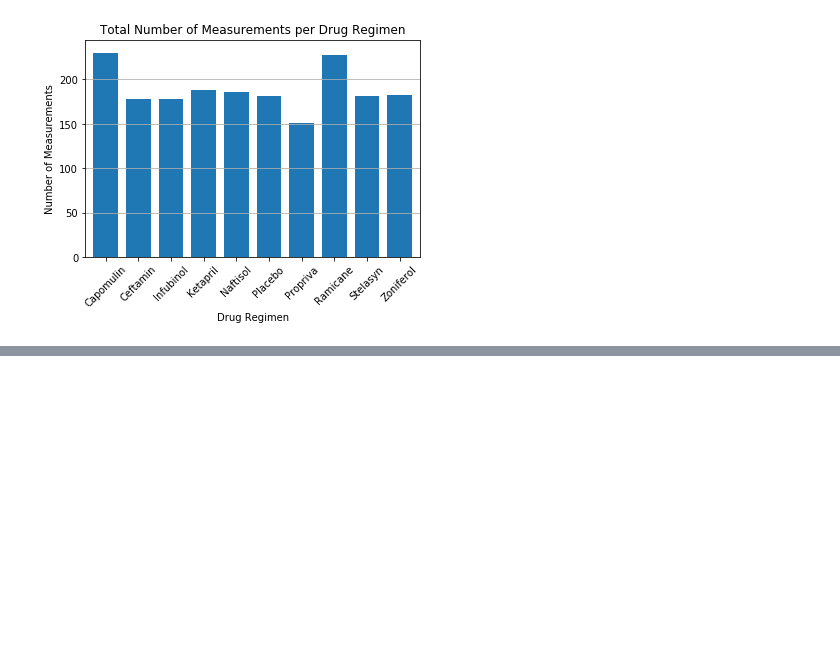
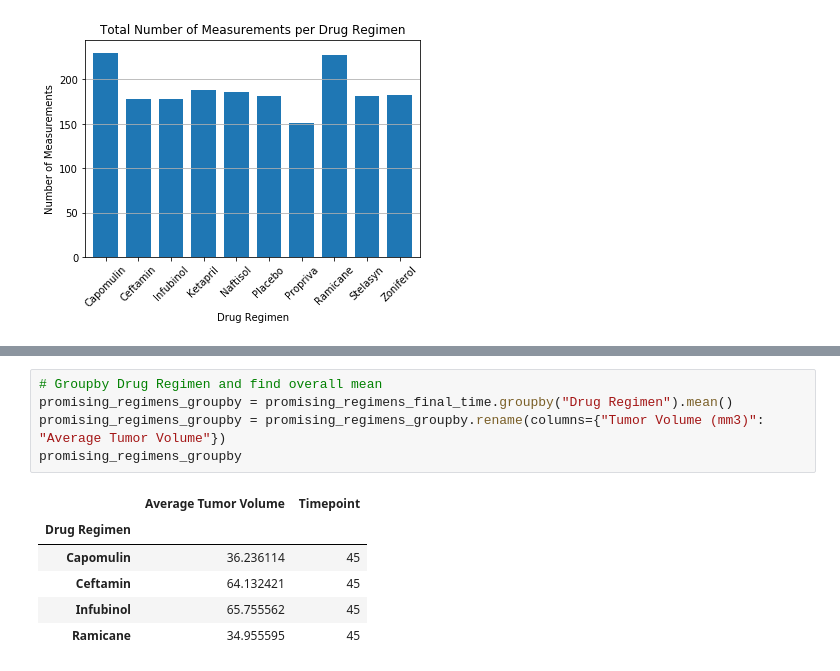
Before and after one commit to juliabrunett/matplotlib-challenge, a Jupyter notebook: Pymaceuticals/pymaceuticals.ipynb, the cells around one changed output, grey strips where cells are left out. Drawn from its saved outputs; the diff is of its cells as text; blank space fills up the shorter version.

```diff
--- a/Pymaceuticals/pymaceuticals.ipynb
+++ b/Pymaceuticals/pymaceuticals.ipynb
@@ -318,0 +340,12 @@ promising_regimens
+# %%
+# Groupby Drug Regimen and find overall mean
+promising_regimens_groupby = promising_regimens_final_time.groupby("Drug Regimen").mean()
+promising_regimens_groupby = promising_regimens_groupby.rename(columns={"Tumor Volume (mm3)": "Average Tumor Volume"})
+promising_regimens_groupby
+# %% [output]
+|  | Average Tumor Volume | Timepoint |
+| Drug Regimen |  |  |
+| Capomulin | 36.236114 | 45 |
+| Ceftamin | 64.132421 | 45 |
+| Infubinol | 65.755562 | 45 |
+| Ramicane | 34.955595 | 45 |
```
Also changed, not shown: parts of 37 cells of this notebook.
